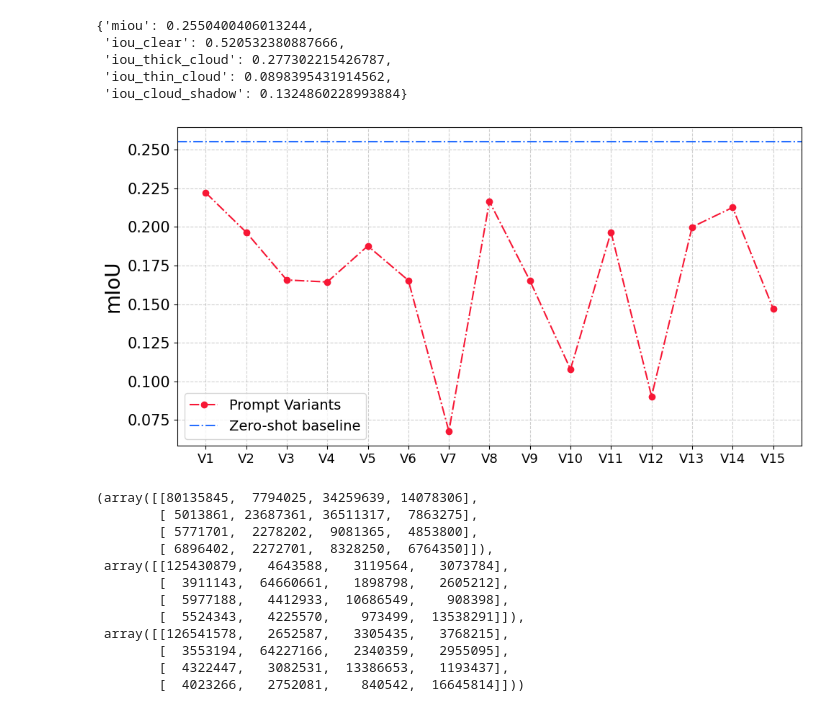
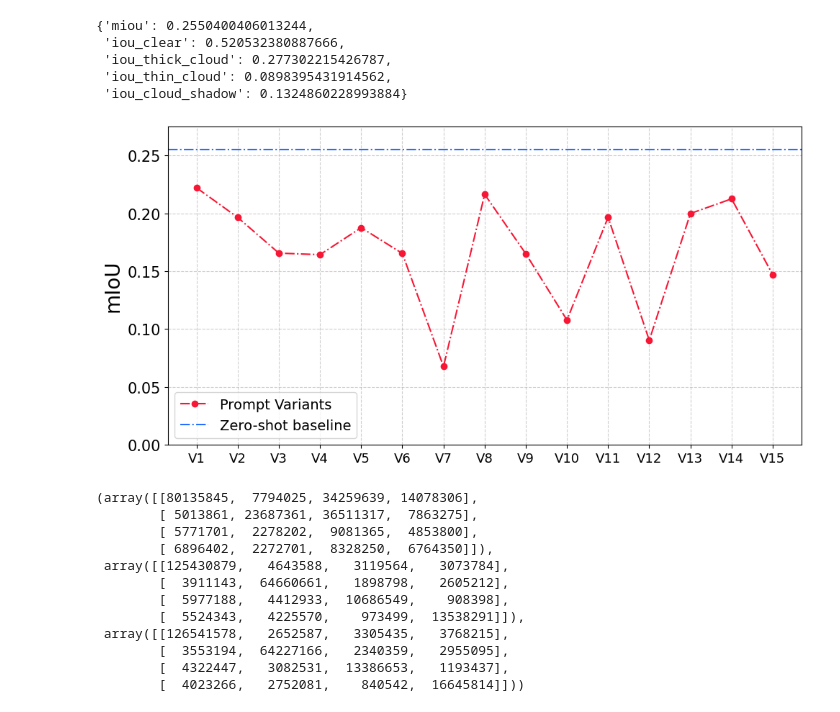
Before and after one commit to uga-gaim/2026_CVPRW_CloudPrompts, a Jupyter notebook: code/notebooks/figures.ipynb, the cells around one changed output. Drawn from its saved outputs; the diff is of its cells as text; code cells hidden in the pictures.

```diff
--- a/code/notebooks/figures.ipynb
+++ b/code/notebooks/figures.ipynb
@@ -92,40 +92,42 @@ ZS_MIOU_CSV: /Users/harshithkethavath/Library/Mobile Documents/com~apple~CloudDo
  'iou_thin_cloud': 0.0898395431914562,
  'iou_cloud_shadow': 0.1324860228993884}
 # %%
-def plot_variants_vs_zs(metric: str, ylabel: str):
+def plot_variants_vs_zs(metric: str, ylabel: str, ylim=None):
     x_labels = variant_df["variant"].tolist()
     y = variant_df[metric].astype(float).tolist()
     z = zs_vals[metric]
 
     plt.figure(figsize=(10, 5))
 
     plt.plot(
         range(len(x_labels)),
         y,
         marker="o",
         linestyle="-.",
         color="#f71735",
         label="Prompt Variants"
     )
 
     plt.axhline(
         z,
         linestyle="-.",
         color="#256eff",
         label="Zero-shot baseline"
     )
 
     plt.xticks(range(len(x_labels)), x_labels, fontsize=13, rotation=0)
     plt.yticks(fontsize=15)
     plt.ylabel(ylabel, fontsize=20)
+    if ylim is not None:
+        plt.ylim(ylim)
     plt.grid(True, linestyle="--", alpha=0.6)
     plt.legend(fontsize=14)
     plt.tight_layout()
     plt.show()
 
-plot_variants_vs_zs("miou", "mIoU")
+plot_variants_vs_zs("miou", "mIoU", ylim=(0.0, 0.275))
 # %% [output]
-[figure, old version]
+[figure, new version]
 # %%
 CM_ZS_PATH = "../inference/clipseg_cloudsen12plus_zs/cm_clipseg_cloudsen12plus_zs_eval.csv"
 CM_LORA_PATH = "../inference/clipseg_cloudsen12plus_lora/cm_clipseg_cloudsen12plus_lora_eval.csv"
```
Also changed, not shown: parts of 2 cells of this notebook, 3 other files.
